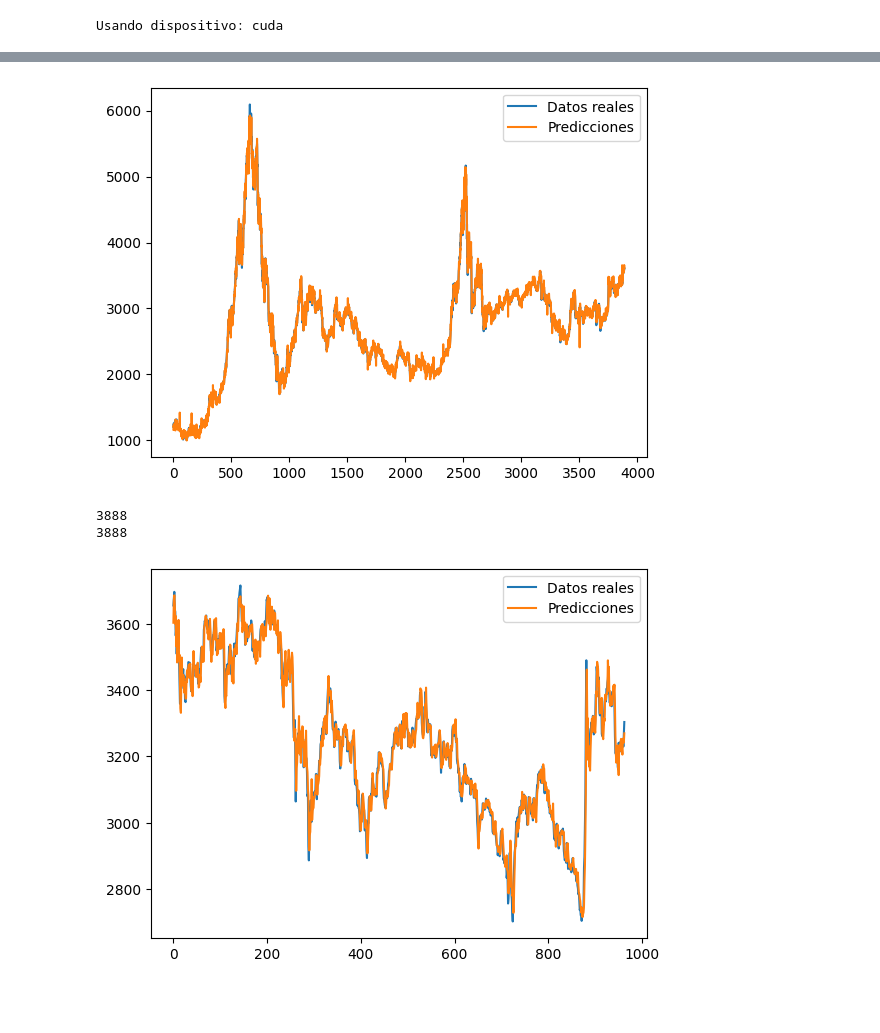
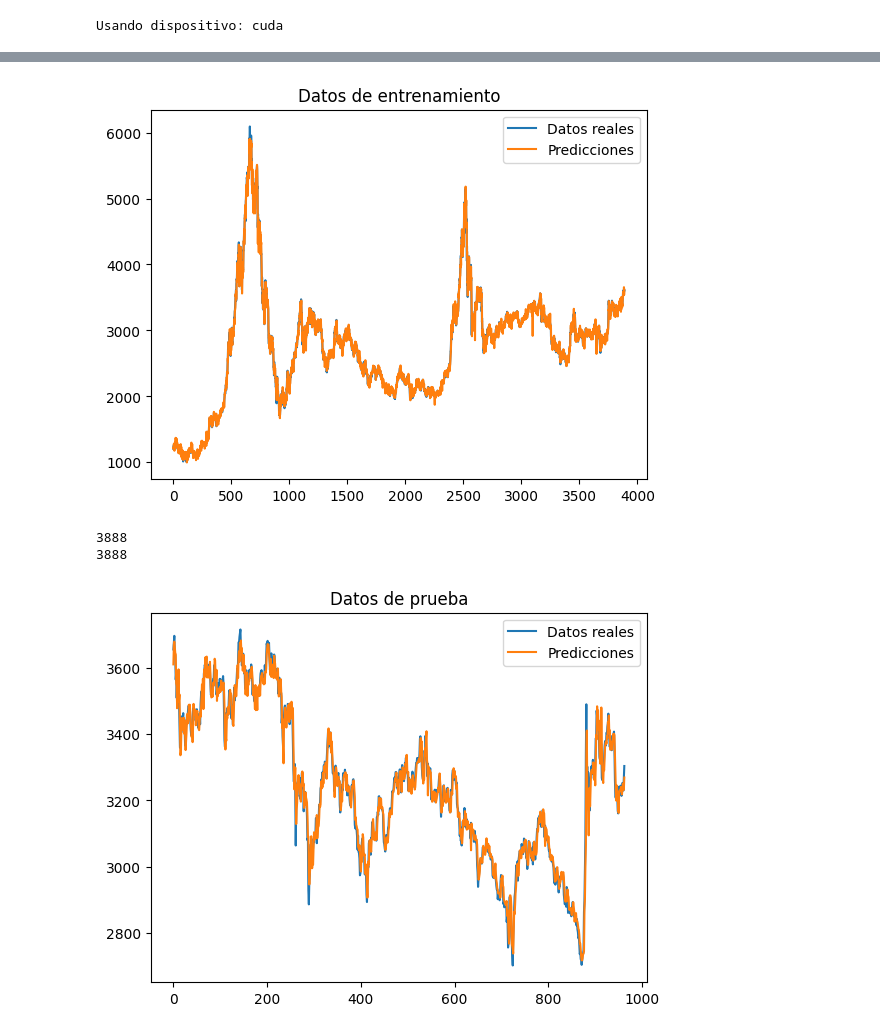
Before and after one commit to RedLakes17/SS-AntonioRojas, a Jupyter notebook: TWM6.ipynb, the cells around one changed output, grey strips where cells are left out. Cells and saved outputs as stored; diff of their text form; code cells hidden in the pictures; blank space fills up the shorter version.

```diff
--- a/TWM6.ipynb
+++ b/TWM6.ipynb
@@ -169,18 +169,19 @@ for i in sequences:
 # %%
 #Graficamos los datos desnormalizados
 predicciones_array = np.array(predicciones).reshape(-1, 1)
 
 predicciones_desnormalizadas = scaler.inverse_transform(predicciones_array)
 ShanghaiDat_desnormalizado = scaler.inverse_transform(ShanghaiDat_train.reshape(-1, 1))
 
 ShanghaiDat_desnormalizado = ShanghaiDat_desnormalizado[12:] #Ignoramos los primeros 12 datos reales, pues la primera prediccion corresponde al dato real numero 13
 
 plt.plot(ShanghaiDat_desnormalizado, label='Datos reales')
 plt.plot(predicciones_desnormalizadas, label='Predicciones')
+plt.title('Datos de entrenamiento')
 plt.legend()
 plt.show()
 # %% [output]
-[figure, old version]
+[figure, new version]
 # %%
 print(len(predicciones_desnormalizadas))
 print(len(ShanghaiDat_desnormalizado))
@@ -225,7 +225,8 @@ ShanghaiDat_desnormalizado = ShanghaiDat_desnormalizado[12:] #Ignoramos los prim
 
 plt.plot(ShanghaiDat_desnormalizado, label='Datos reales')
 plt.plot(predicciones_desnormalizadas, label='Predicciones')
+plt.title('Datos de prueba')
 plt.legend()
 plt.show()
 # %% [output]
-[figure, old version]
+[figure, new version]
```
Also changed, not shown: parts of 4 cells of this notebook.
